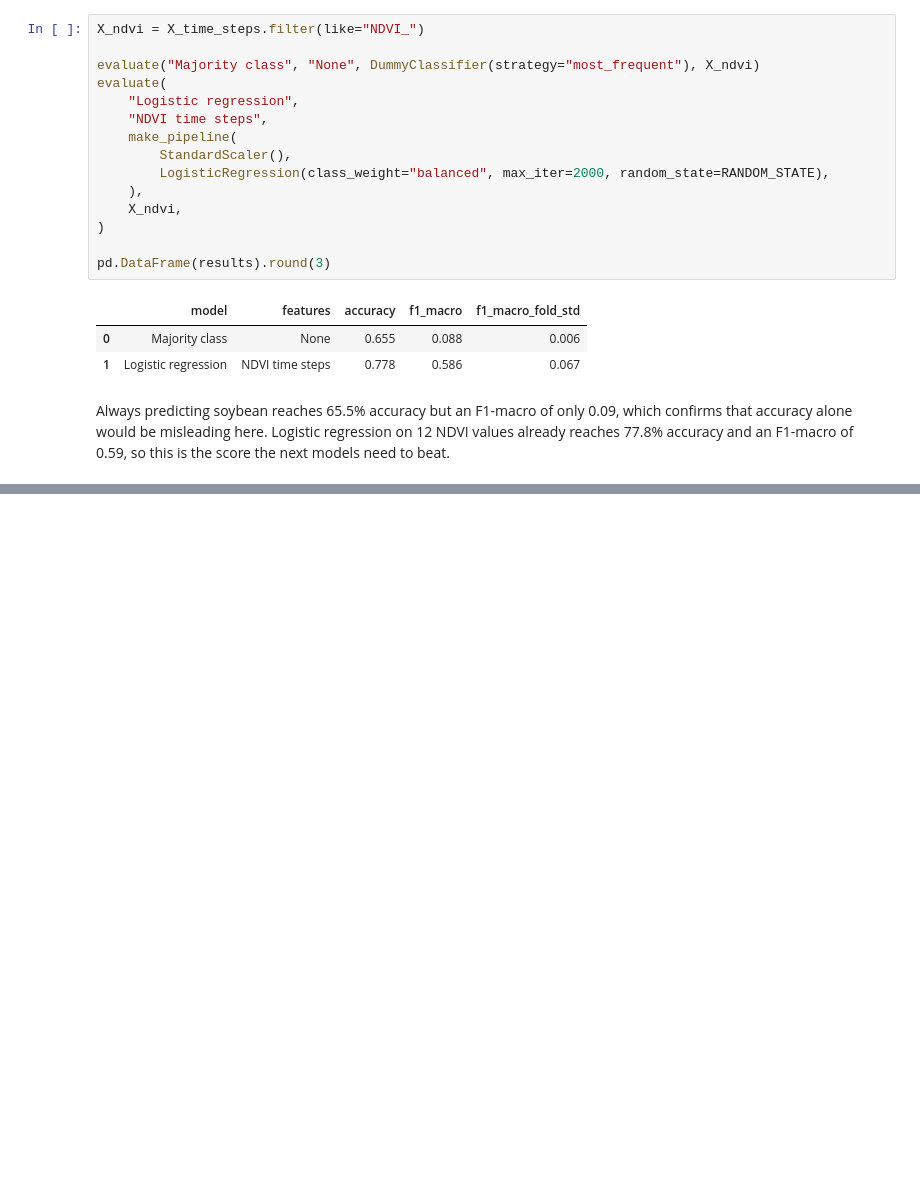
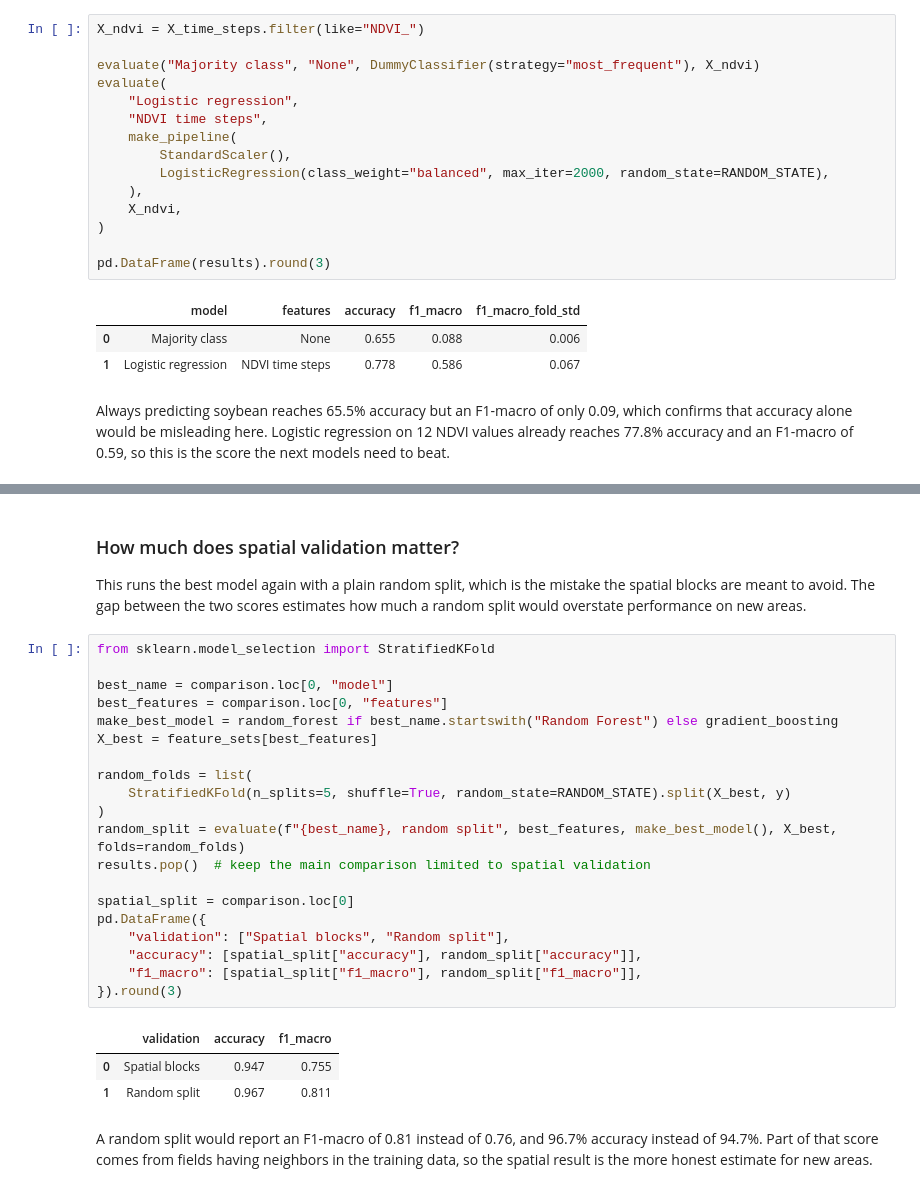
Before and after one commit to lucasmd30/crop-classification-sentinel2, a Jupyter notebook: crop_classification.ipynb, the cells around one changed output, grey strips where cells are left out. Saved outputs shown, nothing was run; the diff lists cells and outputs as text; blank space fills up the shorter version.

```diff
--- a/crop_classification.ipynb
+++ b/crop_classification.ipynb
@@ -556,0 +598,30 @@ Always predicting soybean reaches 65.5% accuracy but an F1-macro of only 0.09, w
+# %% [markdown]
+### How much does spatial validation matter?
+
+This runs the best model again with a plain random split, which is the mistake the spatial blocks are meant to avoid. The gap between the two scores estimates how much a random split would overstate performance on new areas.
+# %%
+from sklearn.model_selection import StratifiedKFold
+
+best_name = comparison.loc[0, "model"]
+best_features = comparison.loc[0, "features"]
+make_best_model = random_forest if best_name.startswith("Random Forest") else gradient_boosting
+X_best = feature_sets[best_features]
+
+random_folds = list(
+    StratifiedKFold(n_splits=5, shuffle=True, random_state=RANDOM_STATE).split(X_best, y)
+)
+random_split = evaluate(f"{best_name}, random split", best_features, make_best_model(), X_best, folds=random_folds)
+results.pop()  # keep the main comparison limited to spatial validation
+
+spatial_split = comparison.loc[0]
+pd.DataFrame({
+    "validation": ["Spatial blocks", "Random split"],
+    "accuracy": [spatial_split["accuracy"], random_split["accuracy"]],
+    "f1_macro": [spatial_split["f1_macro"], random_split["f1_macro"]],
+}).round(3)
+# %% [output]
+|  | validation | accuracy | f1_macro |
+| 0 | Spatial blocks | 0.947 | 0.755 |
+| 1 | Random split | 0.967 | 0.811 |
+# %% [markdown]
+A random split would report an F1-macro of 0.81 instead of 0.76, and 96.7% accuracy instead of 94.7%. Part of that score comes from fields having neighbors in the training data, so the spatial result is the more honest estimate for new areas.
```
Also changed, not shown: parts of 3 cells of this notebook.
